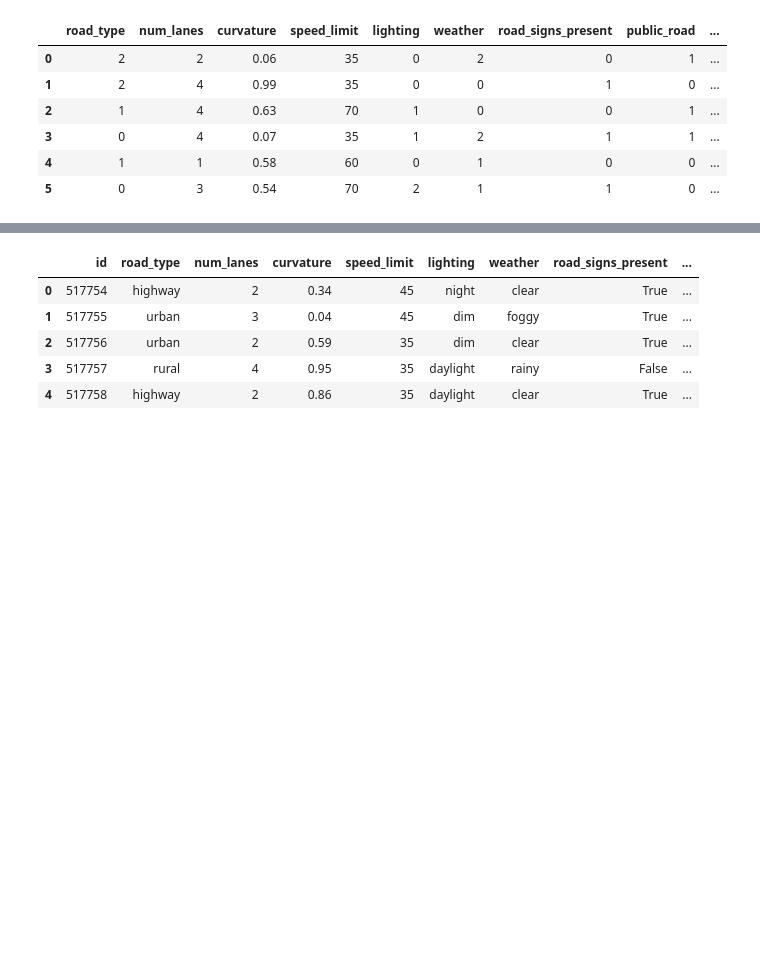
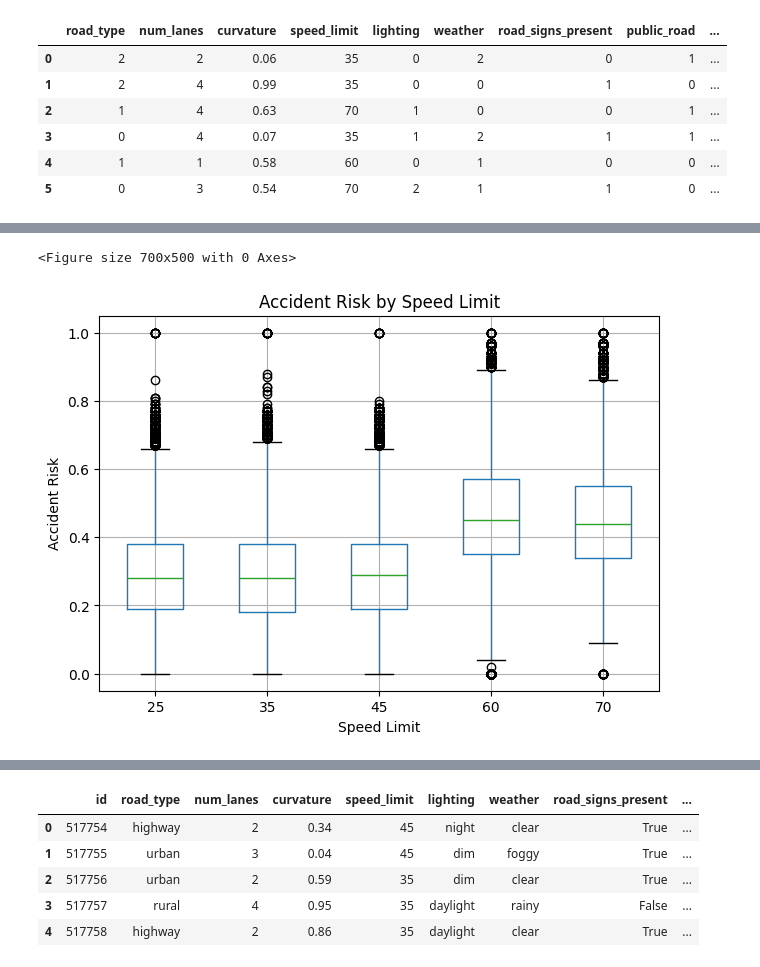
Before and after one commit to yashdeshmukh65/Road_Accident_predict, a Jupyter notebook: notebooks/road_accident_prediction.ipynb, the cells around one changed output, grey strips where cells are left out. Drawn from its saved outputs; the diff is of its cells as text; code cells hidden in the pictures; blank space fills up the shorter version.

```diff
--- a/notebooks/road_accident_prediction.ipynb
+++ b/notebooks/road_accident_prediction.ipynb
@@ -128,0 +141,11 @@ DataFrame after Label Encoding:
+# %%
+plt.figure(figsize=(7,5))
+df_train.boxplot(column='accident_risk', by='speed_limit', figsize=(7,5))
+plt.xlabel("Speed Limit")
+plt.ylabel("Accident Risk")
+plt.title("Accident Risk by Speed Limit")
+plt.suptitle("")  # removes default title
+plt.show()
+# %% [output]
+<Figure size 700x500 with 0 Axes>
+[figure, added]
```
Also changed, not shown: parts of 18 cells of this notebook.
